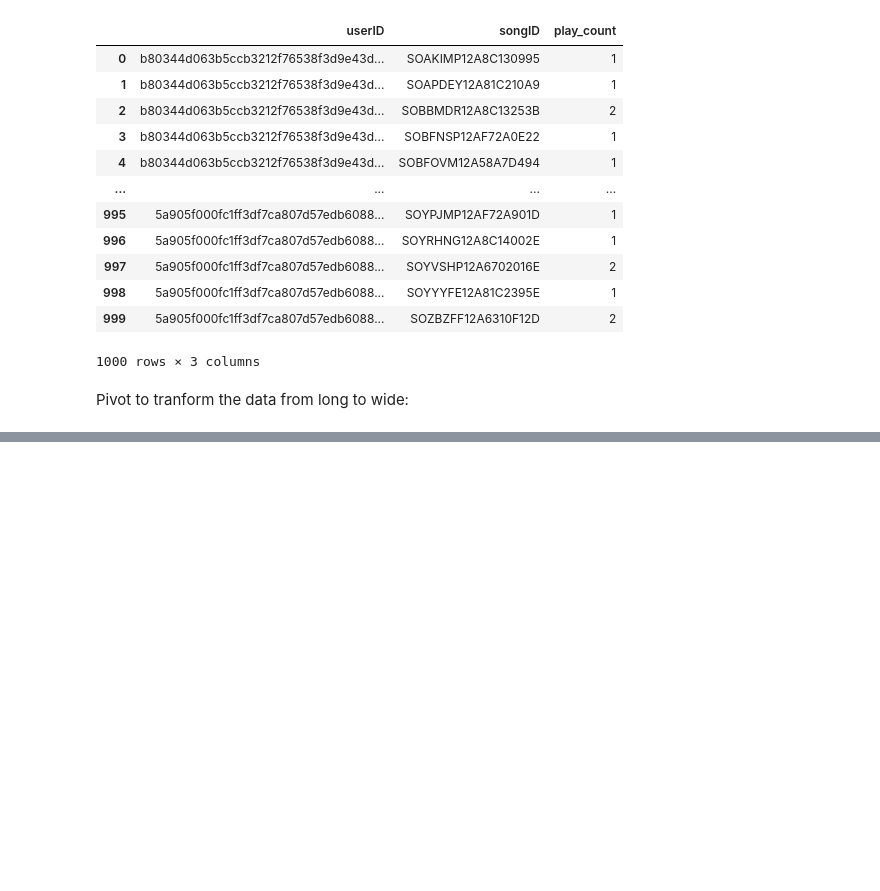
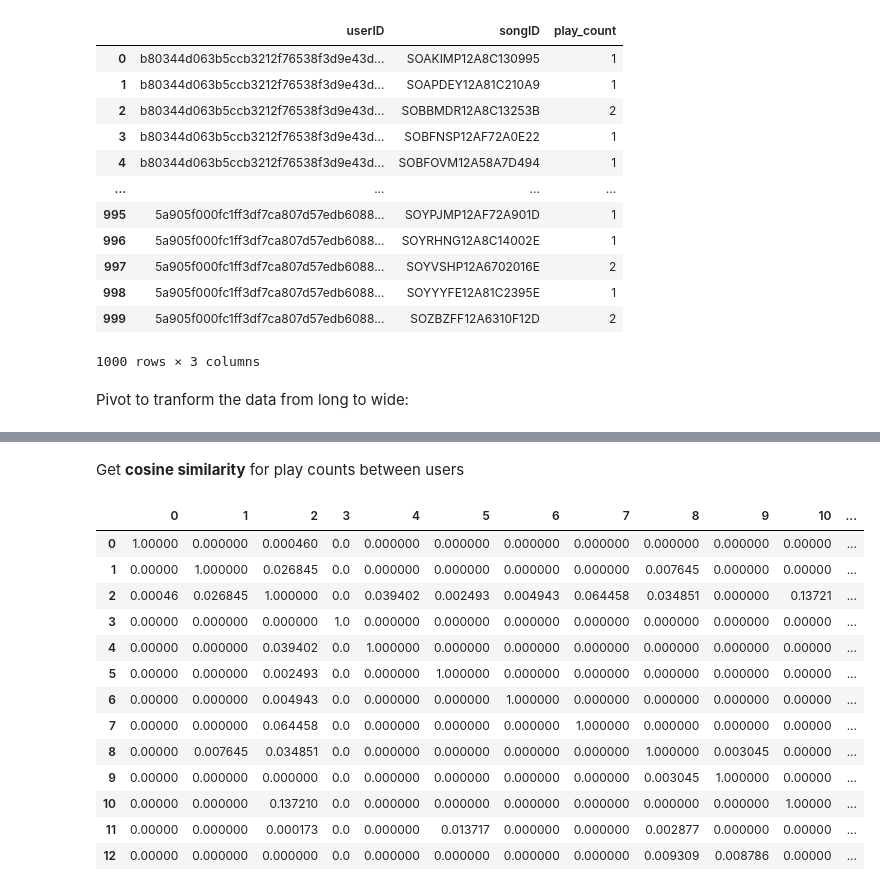
Before and after one commit to matijasipek/comp_tools, a Jupyter notebook: Angeliki_Experiments.ipynb, the cells around one changed output, grey strips where cells are left out. Cells and saved outputs as stored; diff of their text form; code cells hidden in the pictures; blank space fills up the shorter version.

Commit message:
Update Angeliki_Experiments.ipynb
First implementation of collaborative user-user filtering

```diff
--- a/Angeliki_Experiments.ipynb
+++ b/Angeliki_Experiments.ipynb
@@ -189,0 +69,3 @@ Possible solutions:
+# %%
+user_profiles = user_profiles.dropna(axis=1, how='all')
+user_profiles
@@ -189,0 +92,26 @@ Possible solutions:
+# %% [markdown]
+Get **cosine similarity** for play counts between users
+# %%
+# pairwise_distances is the distance between counts, thus 1 - pairwise_distances is the similarity between counts
+from sklearn.metrics import pairwise_distances
+
+cosine_sim = 1-pairwise_distances(user_profiles , metric="cosine")
+# %%
+# Calculate the cosine similarity matrix for the users
+M_cosine = pd.DataFrame(cosine_sim)
+M_cosine
+# %% [output]
+|  | 0 | 1 | 2 | 3 | 4 | 5 | 6 | 7 | 8 | 9 | 10 | ... |
+| 0 | 1.00000 | 0.000000 | 0.000460 | 0.0 | 0.000000 | 0.000000 | 0.000000 | 0.000000 | 0.000000 | 0.000000 | 0.00000 | ... |
+| 1 | 0.00000 | 1.000000 | 0.026845 | 0.0 | 0.000000 | 0.000000 | 0.000000 | 0.000000 | 0.007645 | 0.000000 | 0.00000 | ... |
+| 2 | 0.00046 | 0.026845 | 1.000000 | 0.0 | 0.039402 | 0.002493 | 0.004943 | 0.064458 | 0.034851 | 0.000000 | 0.13721 | ... |
+| 3 | 0.00000 | 0.000000 | 0.000000 | 1.0 | 0.000000 | 0.000000 | 0.000000 | 0.000000 | 0.000000 | 0.000000 | 0.00000 | ... |
+| 4 | 0.00000 | 0.000000 | 0.039402 | 0.0 | 1.000000 | 0.000000 | 0.000000 | 0.000000 | 0.000000 | 0.000000 | 0.00000 | ... |
+| 5 | 0.00000 | 0.000000 | 0.002493 | 0.0 | 0.000000 | 1.000000 | 0.000000 | 0.000000 | 0.000000 | 0.000000 | 0.00000 | ... |
+| 6 | 0.00000 | 0.000000 | 0.004943 | 0.0 | 0.000000 | 0.000000 | 1.000000 | 0.000000 | 0.000000 | 0.000000 | 0.00000 | ... |
+| 7 | 0.00000 | 0.000000 | 0.064458 | 0.0 | 0.000000 | 0.000000 | 0.000000 | 1.000000 | 0.000000 | 0.000000 | 0.00000 | ... |
+| 8 | 0.00000 | 0.007645 | 0.034851 | 0.0 | 0.000000 | 0.000000 | 0.000000 | 0.000000 | 1.000000 | 0.003045 | 0.00000 | ... |
+| 9 | 0.00000 | 0.000000 | 0.000000 | 0.0 | 0.000000 | 0.000000 | 0.000000 | 0.000000 | 0.003045 | 1.000000 | 0.00000 | ... |
+| 10 | 0.00000 | 0.000000 | 0.137210 | 0.0 | 0.000000 | 0.000000 | 0.000000 | 0.000000 | 0.000000 | 0.000000 | 1.00000 | ... |
+| 11 | 0.00000 | 0.000000 | 0.000173 | 0.0 | 0.000000 | 0.013717 | 0.000000 | 0.000000 | 0.002877 | 0.000000 | 0.00000 | ... |
+| 12 | 0.00000 | 0.000000 | 0.000000 | 0.0 | 0.000000 | 0.000000 | 0.000000 | 0.000000 | 0.009309 | 0.008786 | 0.00000 | ... |
```
Also changed, not shown: parts of 35 cells of this notebook.
